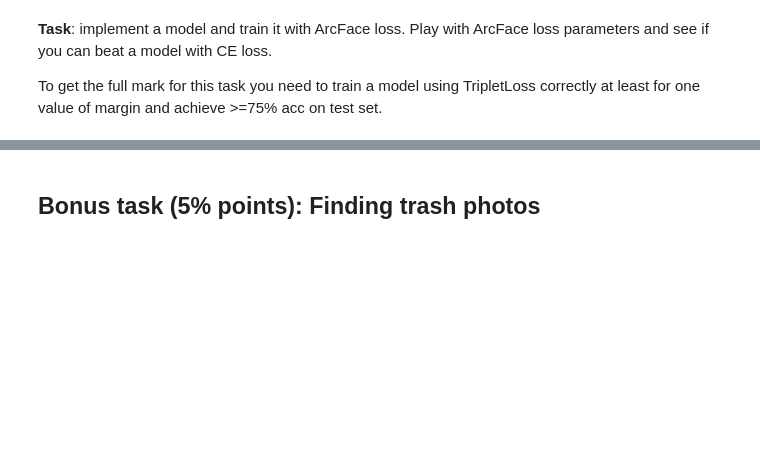
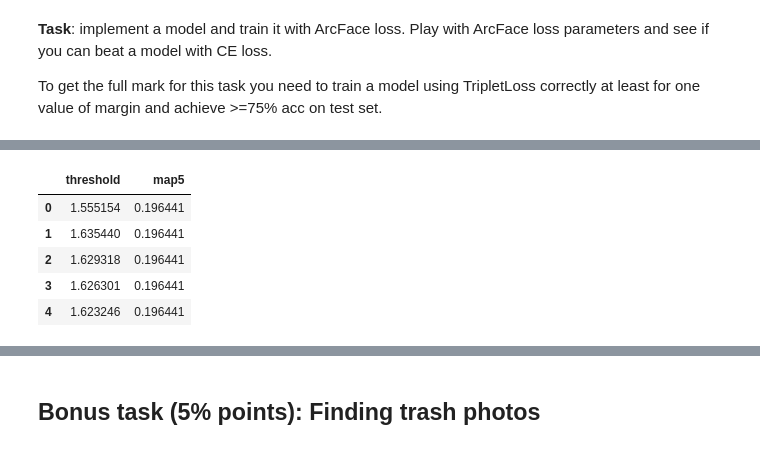
Before and after one commit to nizovskiyka/deep_vision_and_graphics, a Jupyter notebook: homework03/homework-part1-face_recognition.ipynb, the cells around one changed output, grey strips where cells are left out. Saved outputs shown, nothing was run; the diff lists cells and outputs as text; code cells hidden in the pictures; blank space fills up the shorter version.

```diff
--- a/homework03/homework-part1-face_recognition.ipynb
+++ b/homework03/homework-part1-face_recognition.ipynb
@@ -1133,0 +1332,88 @@ To get the full mark for this task you need to train a model using TripletLoss c
+# %%
+inference_model = InferenceModel(
+    trunk=trunk,
+    embedder=embedder,
+    normalize_embeddings=True,
+)
+
+inference_model.train_knn(train_data)
+
+valid_labels_list = []
+valid_distance_list = []
+valid_indices_list = []
+
+for images, labels in tqdm(val_loader):
+
+    distances, indices = inference_model.get_nearest_neighbors(images, k=N_NEIGHBOURS)
+    valid_labels_list.append(labels)
+    valid_distance_list.append(distances)
+    valid_indices_list.append(indices)
+
+valid_labels = torch.cat(valid_labels_list, dim=0).cpu().numpy()
+valid_distances = torch.cat(valid_distance_list, dim=0).cpu().numpy()
+valid_indices = torch.cat(valid_indices_list, dim=0).cpu().numpy()
+
+new_pic_idx = -1
+
+train_labels = train_df["individual_id"].unique()
+train_idx_lookup = train_df["individual_id"].copy().to_dict()
+train_idx_lookup[-1] = "new_individual"
+
+valid_class_lookup = valid_df.set_index("label")["individual_id"].copy().to_dict()
+
+thresholds = [np.quantile(valid_distances, q=q) for q in np.arange(0, 1.0, 0.01)]
+
+results = []
+
+for threshold in tqdm(thresholds):
+
+    prediction_list = []
+    running_map = 0
+
+    for i in range(len(valid_distances)):
+
+        pred_knn_idx = valid_indices[i, :].copy()
+        insert_idx = np.where(valid_distances[i, :] > threshold)
+
+        if insert_idx[0].size != 0:
+            pred_knn_idx = np.insert(pred_knn_idx, np.min(insert_idx[0]), new_pic_idx)
+
+        predicted_label_list = []
+
+        for predicted_idx in pred_knn_idx:
+            predicted_label = train_idx_lookup[predicted_idx]
+            if len(predicted_label_list) == 5:
+                break
+            if (predicted_label == "new_individual") | (
+                predicted_label not in predicted_label_list
+            ):
+                predicted_label_list.append(predicted_label)
+
+        gt = valid_class_lookup[valid_labels[i]]
+
+        if gt not in train_labels:
+            gt = "new_individual"
+
+        precision_vals = []
+
+        for j in range(5):
+            if predicted_label_list[j] == gt:
+                precision_vals.append(1 / (j + 1))
+            else:
+                precision_vals.append(0)
+
+        running_map += np.max(precision_vals)
+
+    results.append([threshold, running_map / len(valid_distances)])
+
+results_df = pd.DataFrame(results, columns=["threshold", "map5"])
+
+results_df = results_df.sort_values(by="map5", ascending=False).reset_index(drop=True)
+results_df.head(5)
+# %% [output]
+|  | threshold | map5 |
+| 0 | 1.555154 | 0.196441 |
+| 1 | 1.635440 | 0.196441 |
+| 2 | 1.629318 | 0.196441 |
+| 3 | 1.626301 | 0.196441 |
+| 4 | 1.623246 | 0.196441 |
```
Also changed, not shown: parts of 22 cells of this notebook.
